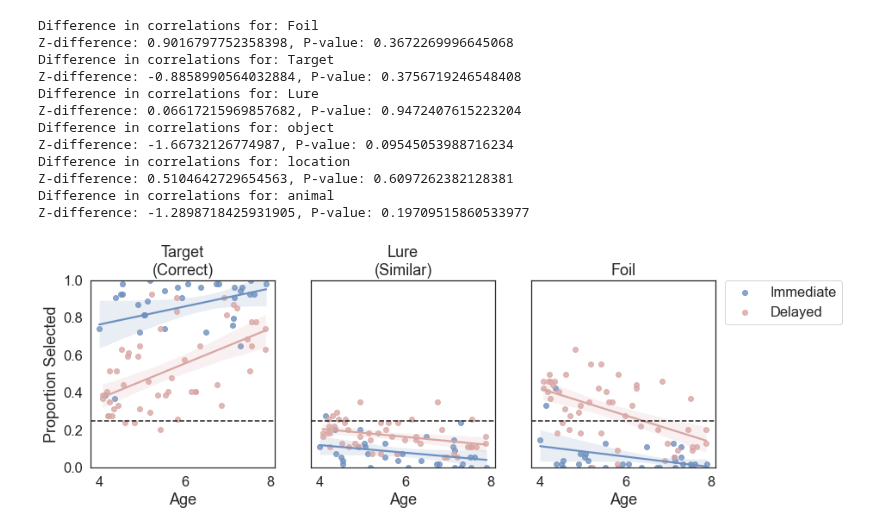
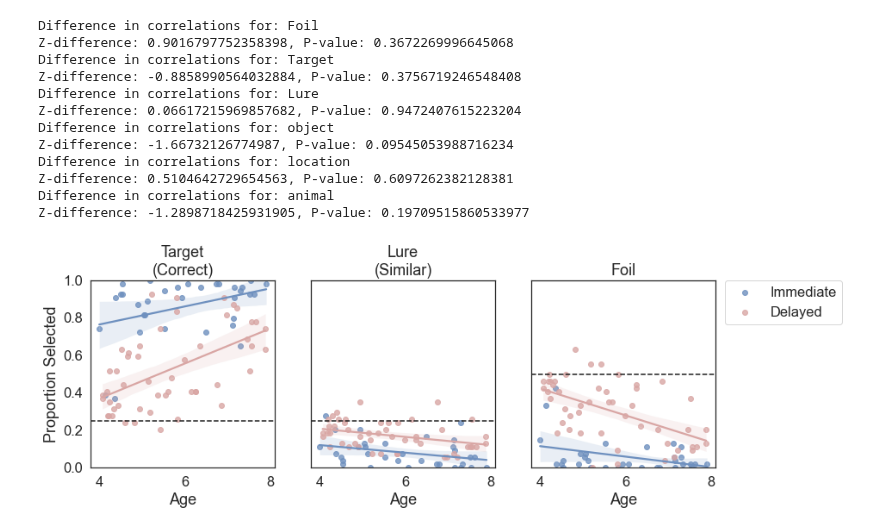
Before and after one commit to samsydco/PSPC, a Jupyter notebook: Results_PS.ipynb, the cells around one changed output. Drawn from its saved outputs; the diff is of its cells as text; code cells hidden in the pictures.

Commit message:
Modified Results_PS.ipynb: added figure plotting function.

```diff
--- a/Results_PS.ipynb
+++ b/Results_PS.ipynb
@@ -367,0 +371,20 @@ p-value: 0.0995
+# %%
+tmp = stackeddftmp1.rename(columns={'object target selection rate': 'object',
+                                    'location target selection rate': 'location',
+                                   'animal target selection rate':'animal'})
+statlistola = []
+fig, axes = plt.subplots(1, 3, figsize=(15, 5))
+for i,pair in enumerate([['object','location'],['location','animal'],['object','animal']]):
+	res = stats.pearsonr(stackeddftmp1[pair[0]+' target selection rate'],
+                         stackeddftmp1[pair[1]+' target selection rate'])
+	statlistola.append({'Item 1':pair[0], 'Item 2':pair[1],
+                        'r':res[0], 'Age/Prop p':res[1]})
+	sns.regplot(data=stackeddftmp1, x=pair[0]+' target selection rate',
+                y=pair[1]+' target selection rate', ax=axes[i]).set_title(pair[0]+' vs. '+pair[1])
+	axes[i].text(0.05, 0.8, f'r = {res[0]:.2f}\np = {res[1]:.3f}', transform=axes[i].transAxes)
+	print(pair)
+	result = sm2.ols(formula=pair[1]+'~'+pair[0]+'+Age',data=tmp).fit()
+	print(result.summary())
+
+statdfola=pd.DataFrame(statlistola)
+display(statdfola)
@@ -556,0 +605,20 @@ p-value: 0.3147
+# %%
+tmp = stackeddftmp0.rename(columns={'object target selection rate': 'object',
+                                    'location target selection rate': 'location',
+                                   'animal target selection rate':'animal'})
+statlistola = []
+fig, axes = plt.subplots(1, 3, figsize=(15, 5))
+for i,pair in enumerate([['object','location'],['location','animal'],['object','animal']]):
+	res = stats.pearsonr(stackeddftmp0[pair[0]+' target selection rate'],
+                         stackeddftmp0[pair[1]+' target selection rate'])
+	statlistola.append({'Item 1':pair[0], 'Item 2':pair[1],
+                        'r':res[0], 'Age/Prop p':res[1]})
+	sns.regplot(data=stackeddftmp0, x=pair[0]+' target selection rate',
+                y=pair[1]+' target selection rate', ax=axes[i]).set_title(pair[0]+' vs. '+pair[1])
+	axes[i].text(0.05, 0.8, f'r = {res[0]:.2f}\np = {res[1]:.3f}', transform=axes[i].transAxes)
+	print(pair)
+	result = sm2.ols(formula=pair[1]+'~'+pair[0]+'+Age',data=tmp).fit()
+	print(result.summary())
+
+statdfola=pd.DataFrame(statlistola)
+display(statdfola)
@@ -752,19 +843,22 @@ Z-difference: -1.2898718425931905, P-value: 0.19709515860533977
 # %%
 order = ['Target','Lure','Foil']
 title = ['Target\n(Correct)', 'Lure\n(Similar)', 'Foil']
 sns.set_theme(style="white",font_scale=1.5, palette=['#6e90bf',  '#d9a6a4', '#c26f6d'])
 fig,ax=plt.subplots(1,3,figsize=(13, 4))
 for i,selection in enumerate(order):
     tmp = PSagedf[PSagedf['Selection']==selection]
     sns.regplot(data=tmp[tmp['Delay']==False],x="Age", y="Proportion Selected",ax=ax[i],label='Immediate')
     sns.regplot(data=tmp[tmp['Delay']==True],x="Age", y="Proportion Selected",ax=ax[i],label='Delayed')
     ax[i].set_ylim([0,1])
-    ax[i].axhline(y=0.25, color='k', linestyle='--')
+    line = 0.25 if i != 2 else 0.5
+    ax[i].axhline(y=line, color='k', linestyle='--')
     ax[i].set_title(title[i])
     if i>0:
         ax[i].set(yticklabels=[])
         ax[i].set(ylabel=None)
 handles, labels = ax[i].get_legend_handles_labels()
 l = plt.legend(handles[0:4], labels[0:4], bbox_to_anchor=(1.05, 1), loc=2, borderaxespad=0.)
+plt.savefig('Figures/Figure2.png', dpi=300,bbox_inches="tight")
+plt.show()
 # %% [output]
-[figure, old version]
+[figure, new version]
```
Also changed, not shown: parts of 16 cells of this notebook.
